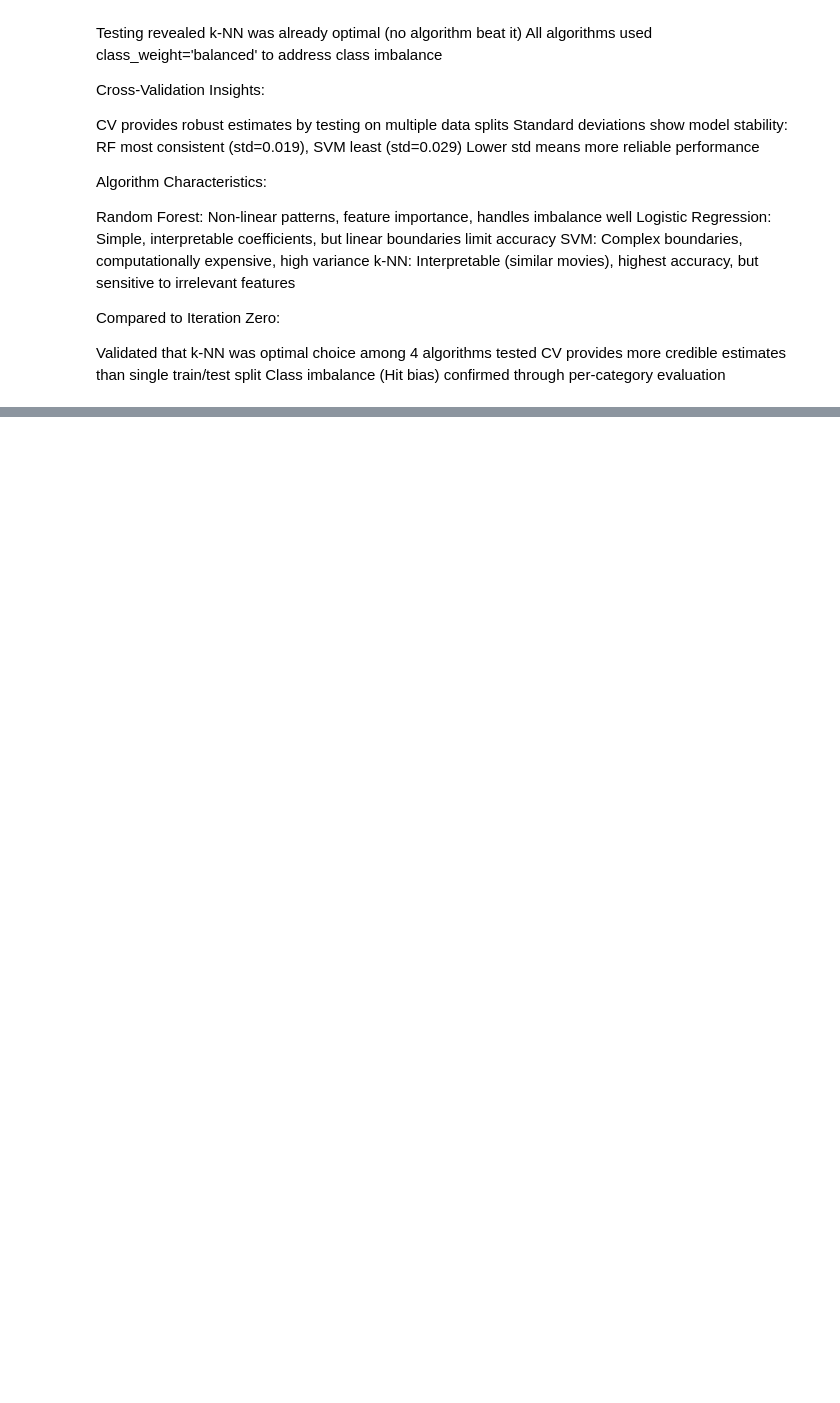
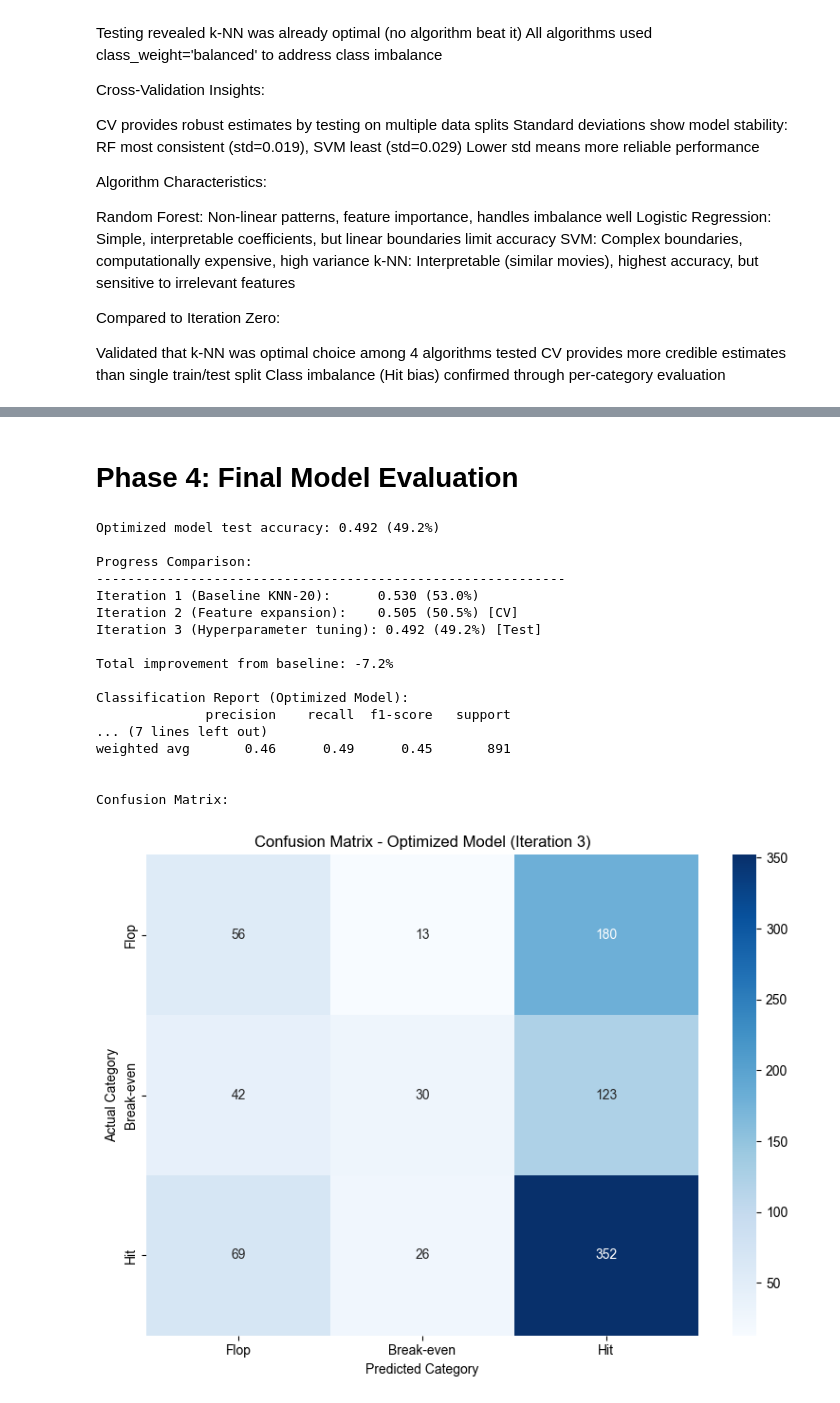
Before and after one commit to AntonDesigns/AI-ML-and-Data, a Jupyter notebook: AI ML Data/Project/Data Provisioning/Data-Provisioning.ipynb, the cells around one changed output, grey strips where cells are left out. Cells and saved outputs as stored; diff of their text form; code cells hidden in the pictures; blank space fills up the shorter version.

Commit message:
Several features added
- Demo
- Iteration 2

```diff
--- a/AI ML Data/Project/Data Provisioning/Data-Provisioning.ipynb
+++ b/AI ML Data/Project/Data Provisioning/Data-Provisioning.ipynb
@@ -1329,0 +1593,54 @@ Class imbalance (Hit bias) confirmed through per-category evaluation
+# %% [markdown]
+# Phase 4: Final Model Evaluation
+# %%
+optimized_model = grid_search.best_estimator_
+
+# Evaluate on test set
+optimized_pred = optimized_model.predict(X_test_final)
+optimized_acc = accuracy_score(y_test_final, optimized_pred)
+
+print(f"\nOptimized model test accuracy: {optimized_acc:.3f} ({optimized_acc*100:.1f}%)")
+
+# Compare to previous iterations
+print(f"\nProgress Comparison:")
+print("-" * 60)
+print(f"Iteration 1 (Baseline KNN-20):      0.530 (53.0%)")
+print(f"Iteration 2 (Feature expansion):    {baseline_scores.mean():.3f} ({baseline_scores.mean()*100:.1f}%) [CV]")
+print(f"Iteration 3 (Hyperparameter tuning): {optimized_acc:.3f} ({optimized_acc*100:.1f}%) [Test]")
+
+total_improvement = ((optimized_acc / 0.530) - 1) * 100
+print(f"\nTotal improvement from baseline: {total_improvement:+.1f}%")
+
+print("\nClassification Report (Optimized Model):")
+print(classification_report(y_test_final, optimized_pred, target_names=['Flop', 'Break-even', 'Hit']))
+
+print("\nConfusion Matrix:")
+cm_optimized = confusion_matrix(y_test_final, optimized_pred)
+plt.figure(figsize=(8, 6))
+sns.heatmap(cm_optimized, annot=True, fmt='d', cmap='Blues',
+            xticklabels=['Flop', 'Break-even', 'Hit'],
+            yticklabels=['Flop', 'Break-even', 'Hit'])
+plt.title('Confusion Matrix - Optimized Model (Iteration 3)')
+plt.xlabel('Predicted Category')
+plt.ylabel('Actual Category')
+plt.tight_layout()
+plt.show()
+# %% [output]
+Optimized model test accuracy: 0.492 (49.2%)
+
+Progress Comparison:
+------------------------------------------------------------
+Iteration 1 (Baseline KNN-20):      0.530 (53.0%)
+Iteration 2 (Feature expansion):    0.505 (50.5%) [CV]
+Iteration 3 (Hyperparameter tuning): 0.492 (49.2%) [Test]
+
+Total improvement from baseline: -7.2%
+
+Classification Report (Optimized Model):
+              precision    recall  f1-score   support
+... (7 lines left out)
+weighted avg       0.46      0.49      0.45       891
+
+
+Confusion Matrix:
+[figure, added]
```
Also changed, not shown: parts of 26 cells of this notebook, 20 other files.
